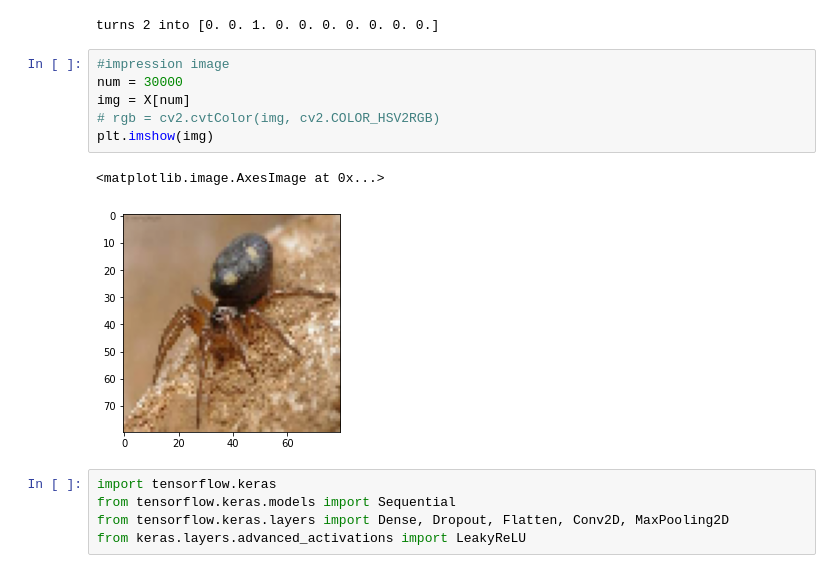
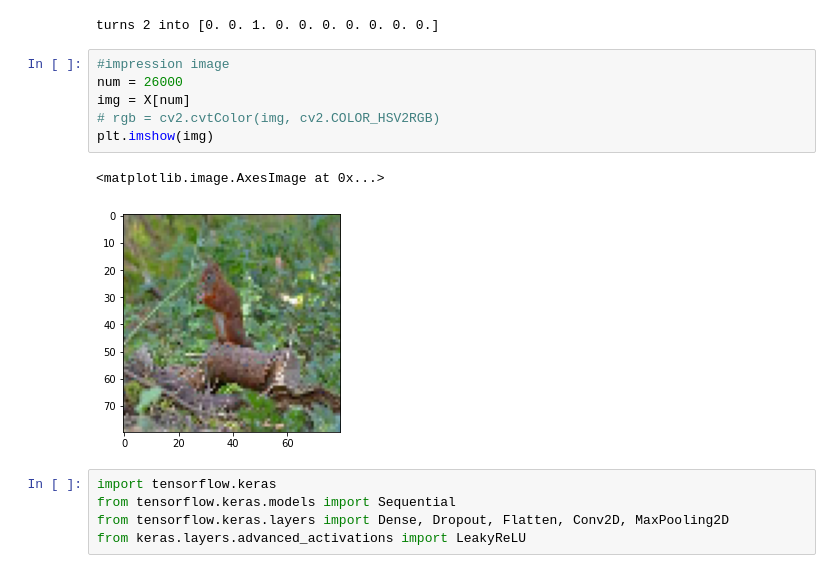
Before and after one commit to Eliaz-LR/Animal-identification-NN, a Jupyter notebook: trainingCNN_allAnimals.ipynb, the cells around one changed output. Cells and saved outputs as stored; diff of their text form.

```diff
--- a/trainingCNN_allAnimals.ipynb
+++ b/trainingCNN_allAnimals.ipynb
@@ -92,13 +109,13 @@ print('turns',y_train.iloc[num],'into', train_Y_one_hot[num])
 turns 2 into [0. 0. 1. 0. 0. 0. 0. 0. 0. 0.]
 # %%
 #impression image
-num = 30000
+num = 26000
 img = X[num]
 # rgb = cv2.cvtColor(img, cv2.COLOR_HSV2RGB)
 plt.imshow(img)
 # %% [output]
 <matplotlib.image.AxesImage at 0x...>
-[figure, old version]
+[figure, new version]
 # %%
 import tensorflow.keras
 from tensorflow.keras.models import Sequential
```
Also changed, not shown: parts of 3 cells of this notebook.
